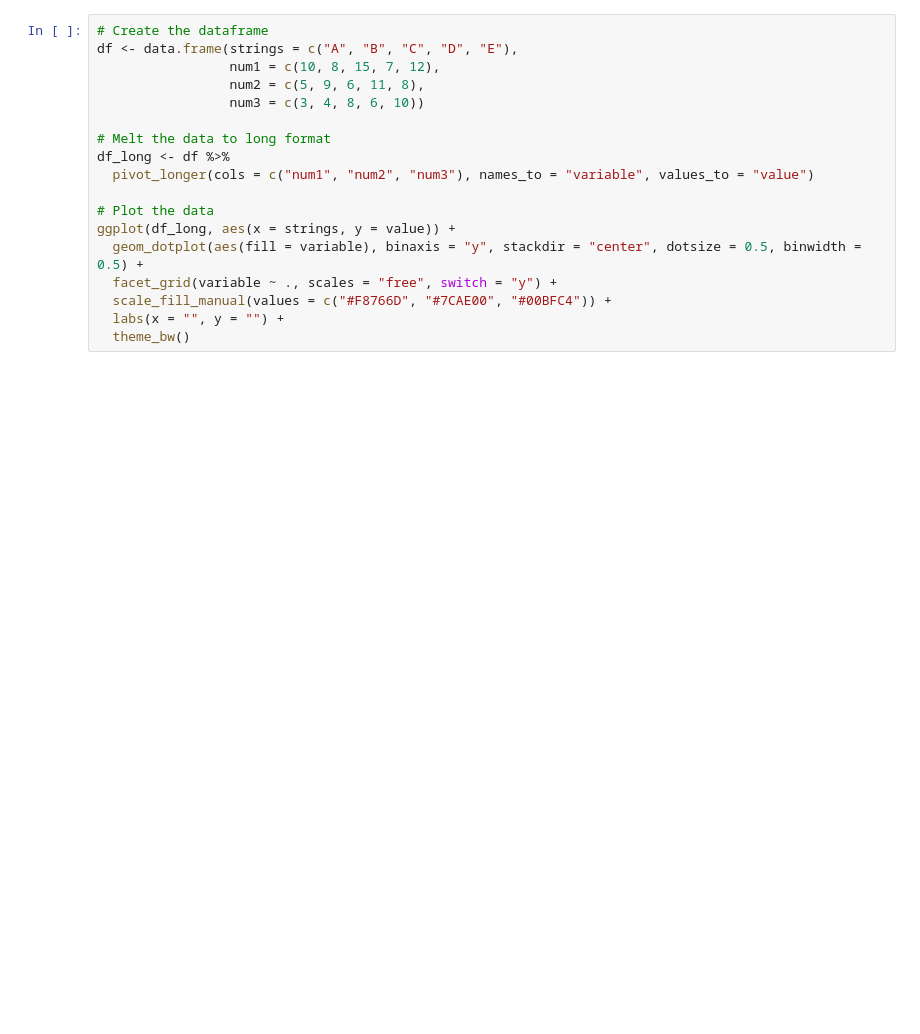
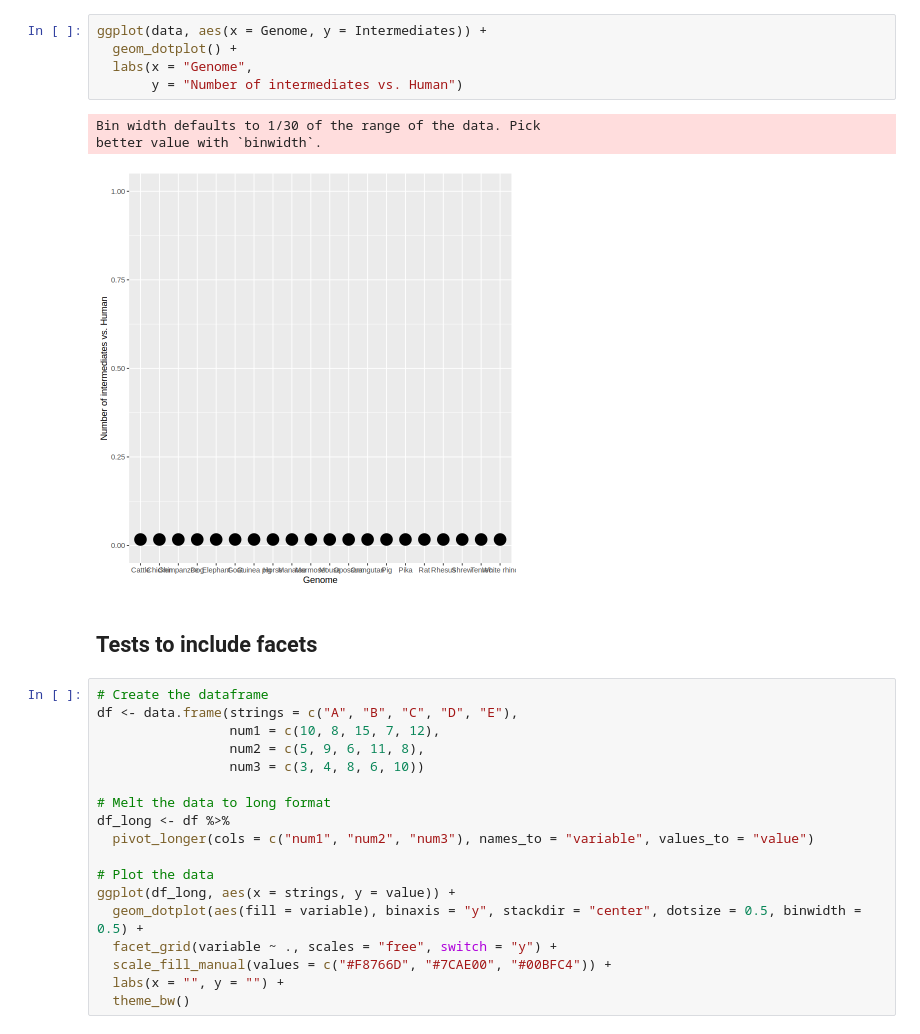
Before and after one commit to meidanis-lab/rank-count, a Jupyter notebook: code/Table_1.ipynb, the cells around one changed output. Saved outputs shown, nothing was run; the diff lists cells and outputs as text; blank space fills up the shorter version.

Commit message:
added tests for facets

```diff
--- a/code/Table_1.ipynb
+++ b/code/Table_1.ipynb
@@ -96,3 +63,14 @@ ggplot(data, aes(x = Genome, y = (scen_min + scen_max) / 2)) +
+# %%
+ggplot(data, aes(x = Genome, y = Intermediates)) +
+  geom_dotplot() +
+  labs(x = "Genome",
+       y = "Number of intermediates vs. Human")
+# %% [output]
+Bin width defaults to 1/30 of the range of the data. Pick
+better value with `binwidth`.
+[figure, added]
+# %% [markdown]
+## Tests to include facets
 # %%
 # Create the dataframe
 df <- data.frame(strings = c("A", "B", "C", "D", "E"),
```
Also changed, not shown: parts of 9 cells of this notebook.
